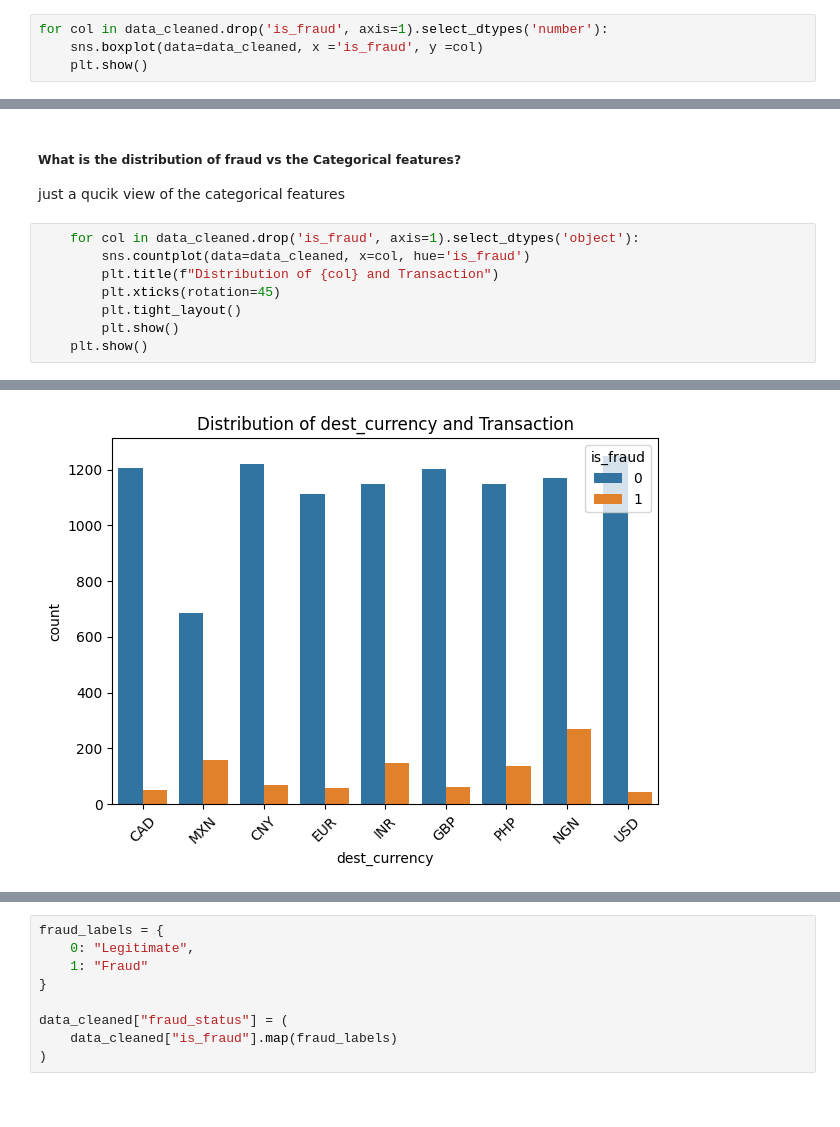
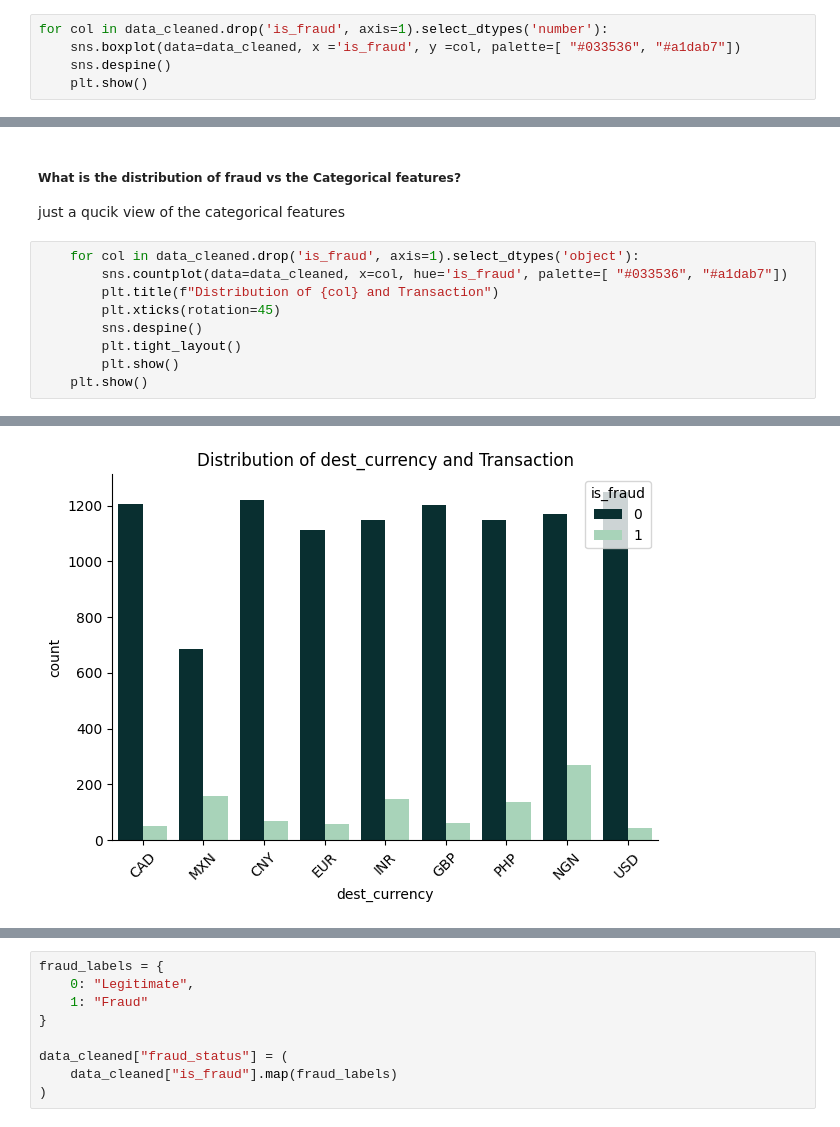
Before and after one commit to uchechukwueze/NovaPay-FraudGuard-Real-Time-Fraud-Detection, a Jupyter notebook: notebook/notebook.ipynb, the cells around one changed output, grey strips where cells are left out. Saved outputs shown, nothing was run; the diff lists cells and outputs as text.

```diff
--- a/notebook/notebook.ipynb
+++ b/notebook/notebook.ipynb
@@ -1885,6 +1896,7 @@ data_cleaned.describe(include='object').T
 just a qucik view of the numerical features
 # %%
 for col in data_cleaned.drop('is_fraud', axis=1).select_dtypes('number'):
-    sns.boxplot(data=data_cleaned, x ='is_fraud', y =col)
+    sns.boxplot(data=data_cleaned, x ='is_fraud', y =col, palette=[ "#033536", "#a1dab7"])
+    sns.despine()
     plt.show()
 # %% [output]
@@ -1910,9 +1922,10 @@ for col in data_cleaned.drop('is_fraud', axis=1).select_dtypes('number'):
 just a qucik view of the categorical features
 # %%
     for col in data_cleaned.drop('is_fraud', axis=1).select_dtypes('object'):
-        sns.countplot(data=data_cleaned, x=col, hue='is_fraud')
+        sns.countplot(data=data_cleaned, x=col, hue='is_fraud', palette=[ "#033536", "#a1dab7"])
         plt.title(f"Distribution of {col} and Transaction")
         plt.xticks(rotation=45)
+        sns.despine()
         plt.tight_layout()
         plt.show()
     plt.show()
@@ -1921 +1934 @@ just a qucik view of the categorical features
-[figure, old version]
+[figure, new version]
```
Also changed, not shown: parts of 15 cells of this notebook, 20 other files.
